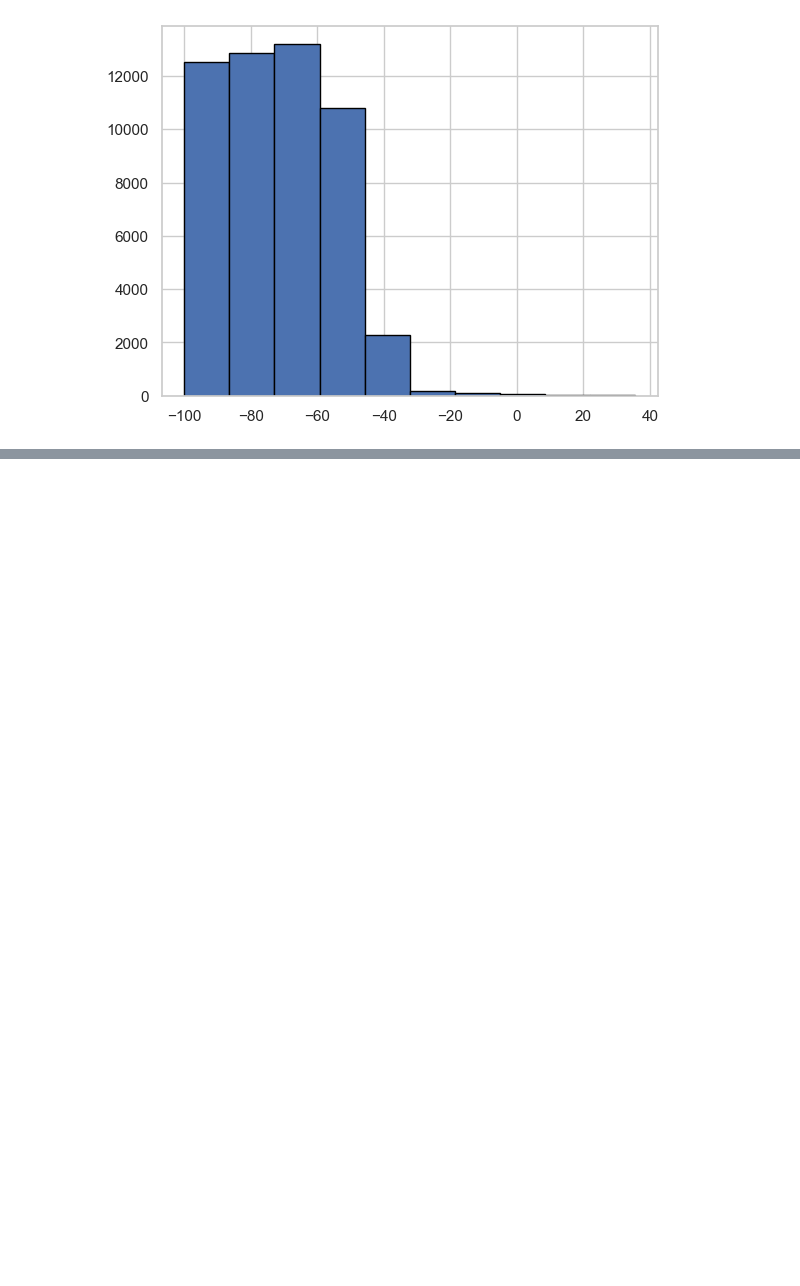
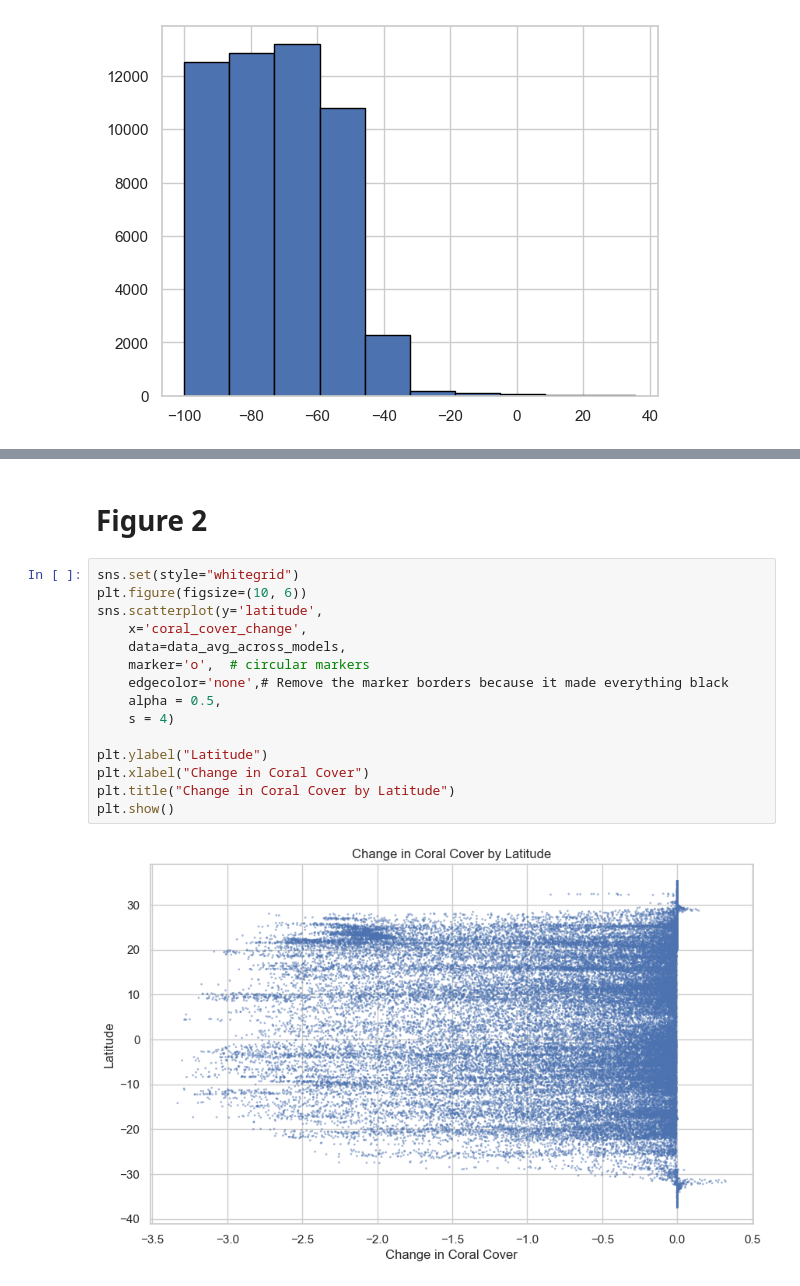
Before and after one commit to CallieStephenson/Into_Sci_Computing, a Jupyter notebook: Project.ipynb, the cells around one changed output, grey strips where cells are left out. Saved outputs shown, nothing was run; the diff lists cells and outputs as text; blank space fills up the shorter version.

Commit message:
Figure 2 is gross but easier than figuring out how to run linear models in python right now :fire:

```diff
--- a/Project.ipynb
+++ b/Project.ipynb
@@ -295,0 +296,19 @@ Plot saved to /Users/calliestephenson/Desktop/MBIO 691/Into_Sci_Computing/figs/c
+# %% [markdown]
+# Figure 2
+# %%
+sns.set(style="whitegrid")
+plt.figure(figsize=(10, 6))
+sns.scatterplot(y='latitude',
+    x='coral_cover_change',
+    data=data_avg_across_models,
+    marker='o',  # circular markers
+    edgecolor='none',# Remove the marker borders because it made everything black
+    alpha = 0.5,
+    s = 4)
+
+plt.ylabel("Latitude")
+plt.xlabel("Change in Coral Cover")
+plt.title("Change in Coral Cover by Latitude")
+plt.show()
+# %% [output]
+[figure, added]
```
Also changed, not shown: parts of 5 cells of this notebook, 3 other files.
